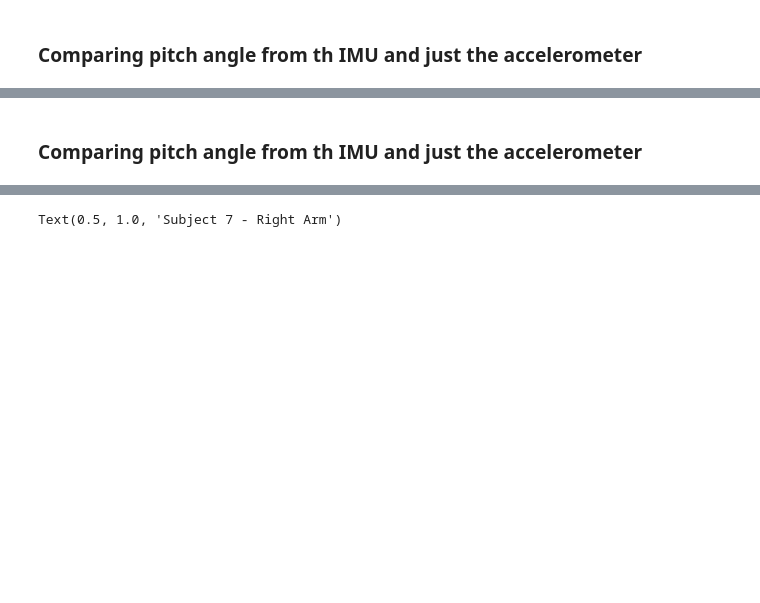
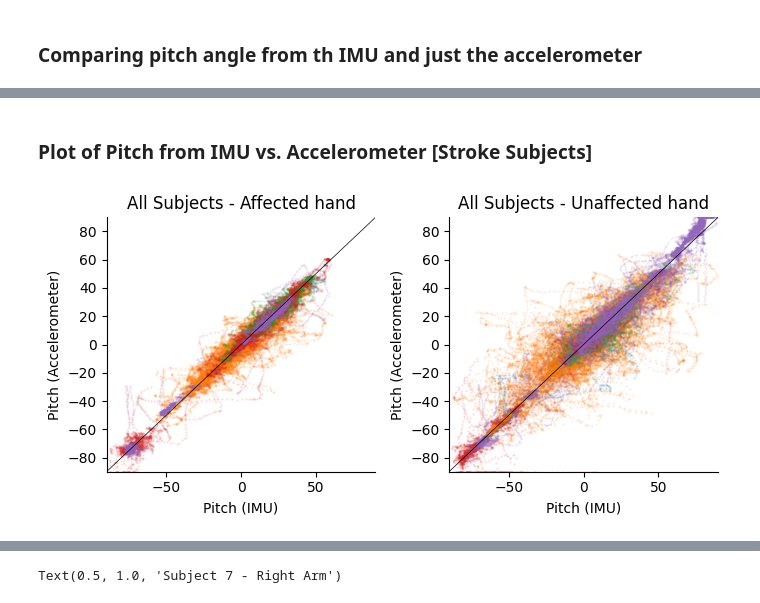
Before and after one commit to siva82kb/gmac, a Jupyter notebook: notebooks/gmac_with_only_accl.ipynb, the cells around one changed output, grey strips where cells are left out. Saved outputs shown, nothing was run; the diff lists cells and outputs as text; code cells hidden in the pictures; blank space fills up the shorter version.

```diff
--- a/notebooks/gmac_with_only_accl.ipynb
+++ b/notebooks/gmac_with_only_accl.ipynb
@@ -78,2 +97,31 @@ plt.tight_layout()
-# %% [markdown]
-### Comparing pitch angle from th IMU and just the accelerometer
+# %% [markdown]
+### Plot of Pitch from IMU vs. Accelerometer [Stroke Subjects]
+# %%
+fig = plt.figure(figsize=(7, 3.5))
+ax = fig.add_subplot(121)
+ax.plot([-90, 90], [-90, 90], lw=0.5, color="k")
+for _subj in aff.subject.unique():
+    aff_pitch = aff[aff.subject == _subj].pitch.values
+    ax.scatter(aff_pitch, aff_pitch_hat[_subj], s=2, marker='.', alpha=0.1)
+ax.set_xlim(-90, 90)
+ax.set_ylim(-90, 90)
+ax.spines['right'].set_visible(False)
+ax.spines['top'].set_visible(False)
+ax.set_xlabel("Pitch (IMU)")
+ax.set_ylabel("Pitch (Accelerometer)")
+ax.set_title(f"All Subjects - Affected hand")
+ax = fig.add_subplot(122)
+ax.plot([-90, 90], [-90, 90], lw=0.5, color="k")
+for _subj in unaff.subject.unique():
+    unaff_pitch = unaff[unaff.subject == _subj].pitch.values
+    ax.scatter(unaff_pitch, unaff_pitch_hat[_subj], s=2, marker='.', alpha=0.1)
+ax.set_xlim(-90, 90)
+ax.set_ylim(-90, 90)
+ax.spines['right'].set_visible(False)
+ax.spines['top'].set_visible(False)
+ax.set_xlabel("Pitch (IMU)")
+ax.set_ylabel("Pitch (Accelerometer)")
+ax.set_title(f"All Subjects - Unaffected hand")
+plt.tight_layout()
+# %% [output]
+[figure, added]
```
Also changed, not shown: parts of 38 cells of this notebook, 3 other files.
